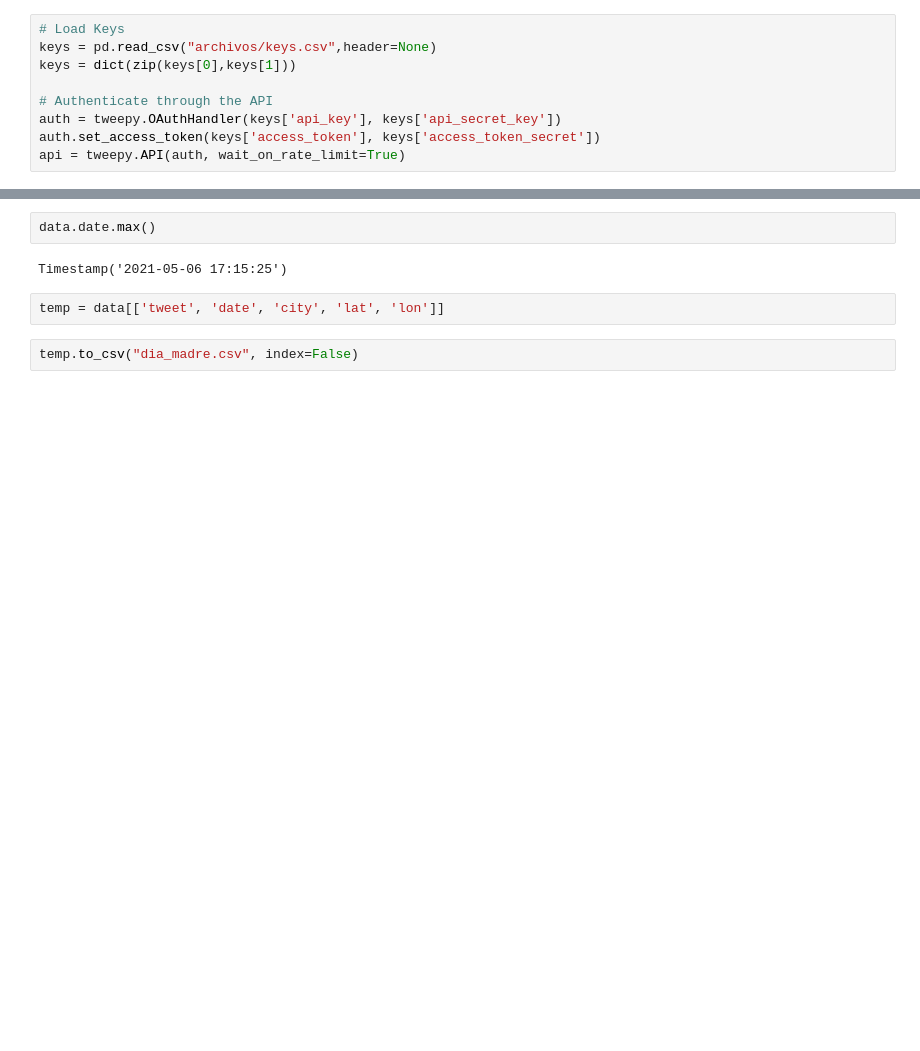
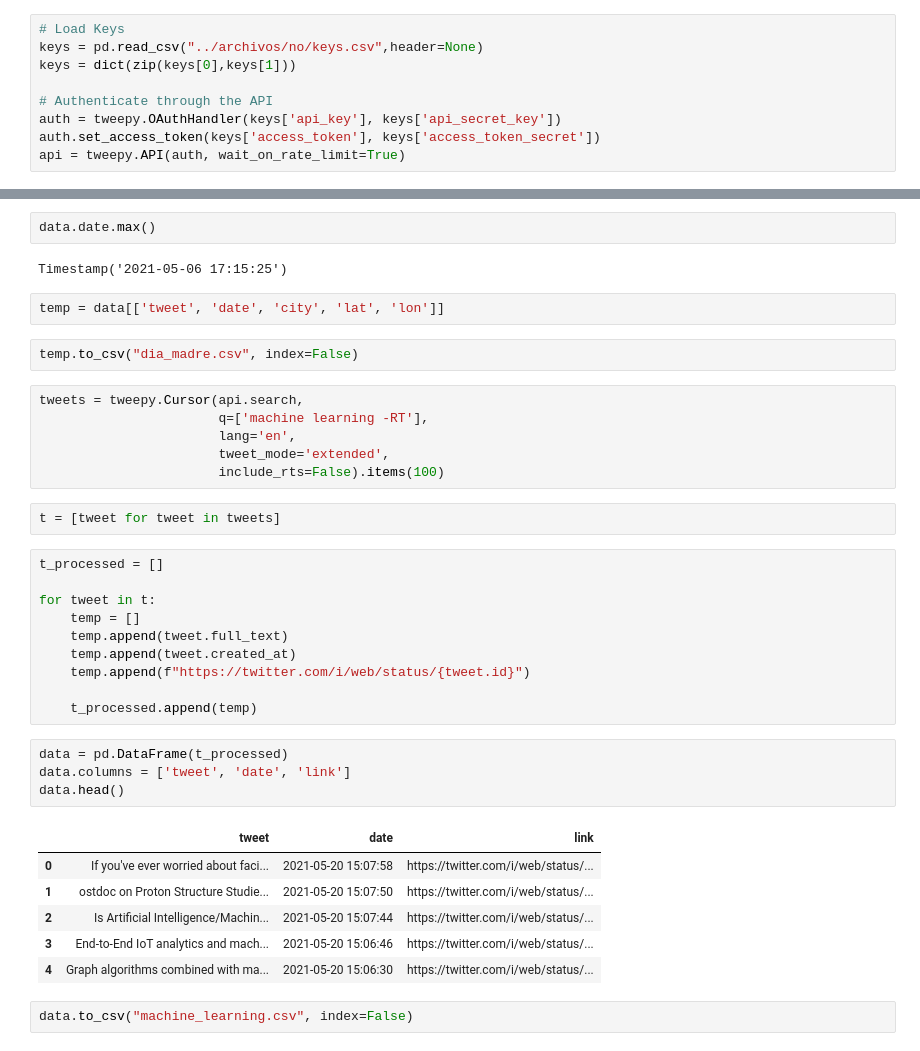
Before and after one commit to vivianamarquez/NLP-KL-2021-I, a Jupyter notebook: notebooks/clase11_get_data.ipynb, the cells around one changed output, grey strips where cells are left out. Cells and saved outputs as stored; diff of their text form; blank space fills up the shorter version.

Commit message:
old tweets with api

```diff
--- a/notebooks/clase11_get_data.ipynb
+++ b/notebooks/clase11_get_data.ipynb
@@ -9,7 +9,7 @@ from tweepy import Stream
 from tweepy.streaming import StreamListener
 # %%
 # Load Keys
-keys = pd.read_csv("archivos/keys.csv",header=None)
+keys = pd.read_csv("../archivos/no/keys.csv",header=None)
 keys = dict(zip(keys[0],keys[1]))
 
 # Authenticate through the API
@@ -150,3 +150,34 @@ Timestamp('2021-05-06 17:15:25')
 temp = data[['tweet', 'date', 'city', 'lat', 'lon']]
 # %%
 temp.to_csv("dia_madre.csv", index=False)
+# %%
+tweets = tweepy.Cursor(api.search,
+                       q=['machine learning -RT'],
+                       lang='en',
+                       tweet_mode='extended',
+                       include_rts=False).items(100)
+# %%
+t = [tweet for tweet in tweets]
+# %%
+t_processed = []
+
+for tweet in t:
+    temp = []
+    temp.append(tweet.full_text)
+    temp.append(tweet.created_at)
+    temp.append(f"https://twitter.com/i/web/status/{tweet.id}")
+
+    t_processed.append(temp)
+# %%
+data = pd.DataFrame(t_processed)
+data.columns = ['tweet', 'date', 'link']
+data.head()
+# %% [output]
+|  | tweet | date | link |
+| 0 | If you've ever worried about faci... | 2021-05-20 15:07:58 | https://twitter.com/i/web/status/... |
+| 1 | ostdoc on Proton Structure Studie... | 2021-05-20 15:07:50 | https://twitter.com/i/web/status/... |
+| 2 | Is Artificial Intelligence/Machin... | 2021-05-20 15:07:44 | https://twitter.com/i/web/status/... |
+| 3 | End-to-End IoT analytics and mach... | 2021-05-20 15:06:46 | https://twitter.com/i/web/status/... |
+| 4 | Graph algorithms combined with ma... | 2021-05-20 15:06:30 | https://twitter.com/i/web/status/... |
+# %%
+data.to_csv("machine_learning.csv", index=False)
```
Also changed, not shown: 5 other files.
